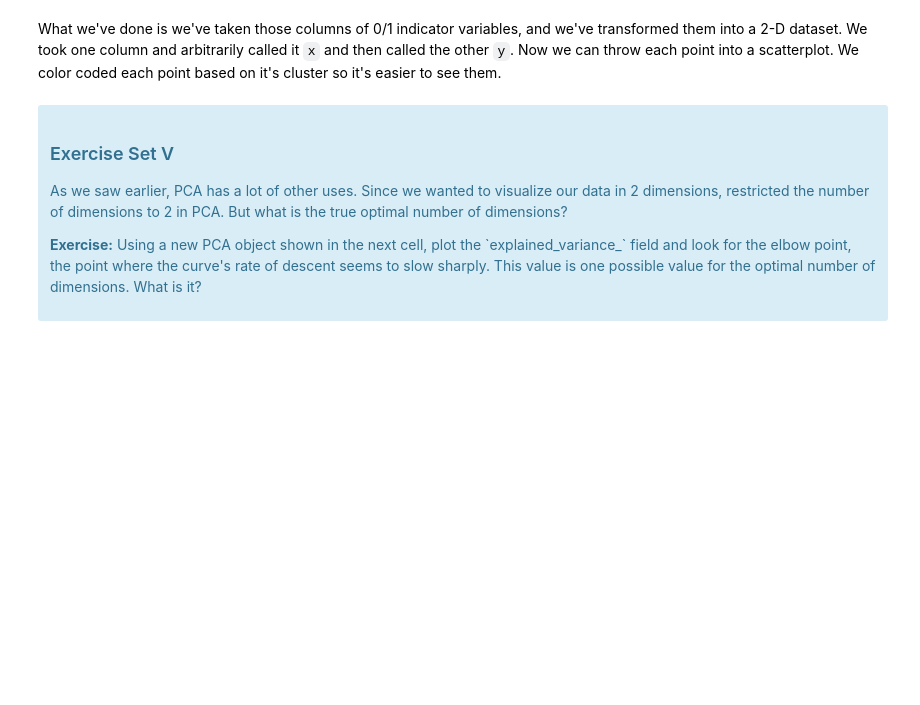
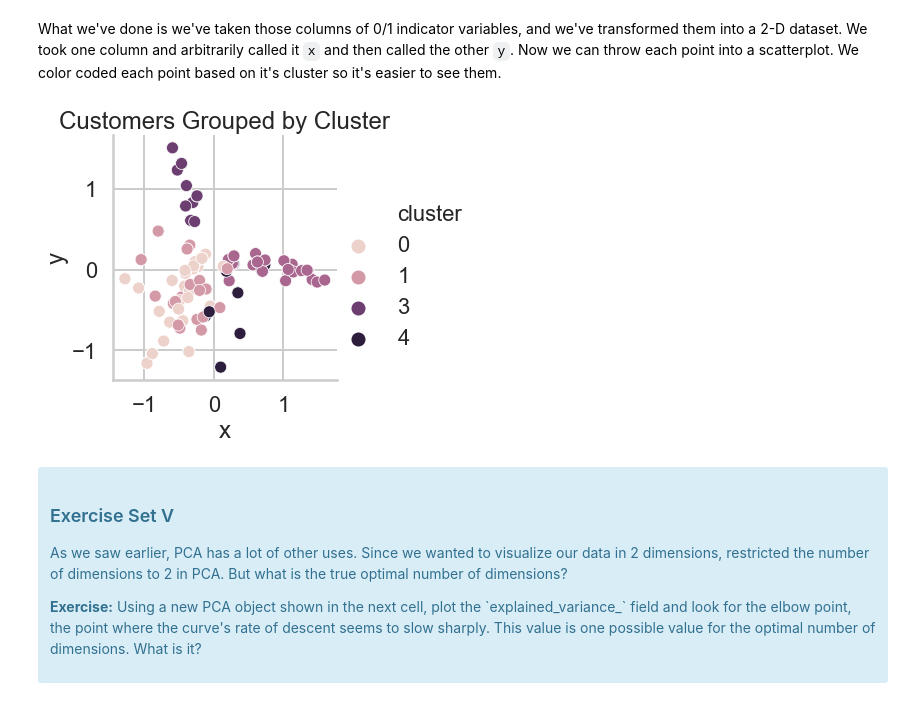
Before and after one commit to JoseMMontoro/springboard, a Jupyter notebook: mini_projects/clustering/Mini_Project_Clustering.ipynb, the cells around one changed output. Cells and saved outputs as stored; diff of their text form; code cells hidden in the pictures; blank space fills up the shorter version.

Commit message:
Clustering

```diff
--- a/mini_projects/clustering/Mini_Project_Clustering.ipynb
+++ b/mini_projects/clustering/Mini_Project_Clustering.ipynb
@@ -48,0 +72,3 @@ The first thing we need is a way to compare customers. To do this, we're going t
+# %%
+matrix = df.pivot_table(index=['customer_name'], columns=['offer_id'], values='n').fillna(0).astype(int)
+matrix.head()
@@ -48,0 +84,3 @@ The first thing we need is a way to compare customers. To do this, we're going t
+# %%
+matrix = matrix.reset_index()
+matrix.head()
@@ -76,0 +136,7 @@ where $x_i$ is a point, $C_k$ represents cluster $k$ and $\mu_k$ is the centroid
+# %%
+# your turn
+x_cols = matrix.columns[1:]
+from sklearn.cluster import KMeans
+
+cluster = KMeans(n_clusters=5)
+matrix['cluster'] = cluster.fit_predict(matrix[matrix.columns[1:]])
@@ -161,0 +380,11 @@ This is only one use of PCA for dimension reduction. We can also use PCA when we
+# %%
+#your turn
+from sklearn.decomposition import PCA
+
+pca = PCA(n_components=2)
+matrix['x'] = pca.fit_transform(matrix[x_cols])[:,0]
+matrix['y'] = pca.fit_transform(matrix[x_cols])[:,1]
+matrix = matrix.reset_index()
+
+customer_clusters = matrix[['customer_name', 'cluster', 'x', 'y']]
+customer_clusters.head()
@@ -162,5 +398,21 @@ This is only one use of PCA for dimension reduction. We can also use PCA when we
 # %% [markdown]
 What we've done is we've taken those columns of 0/1 indicator variables, and we've transformed them into a 2-D dataset. We took one column and arbitrarily called it `x` and then called the other `y`. Now we can throw each point into a scatterplot. We color coded each point based on it's cluster so it's easier to see them.
+# %%
+df = pd.merge(df_transactions, customer_clusters)
+df = pd.merge(df_offers, df)
+
+import seaborn as sns
+
+sns.relplot(data=df, x='x', y='y', hue='cluster')
+plt.title("Customers Grouped by Cluster")
+plt.show()
+# from ggplot import *
+
+# ggplot(df, aes(x='x', y='y', color='cluster')) + \
+#     geom_point(size=75) + \
+#     ggtitle("Customers Grouped by Cluster")
+# %% [output]
+[figure, added]
 # %% [markdown]
 <div class="span5 alert alert-info">
 <h3>Exercise Set V</h3>
```
Also changed, not shown: parts of 24 cells of this notebook.
